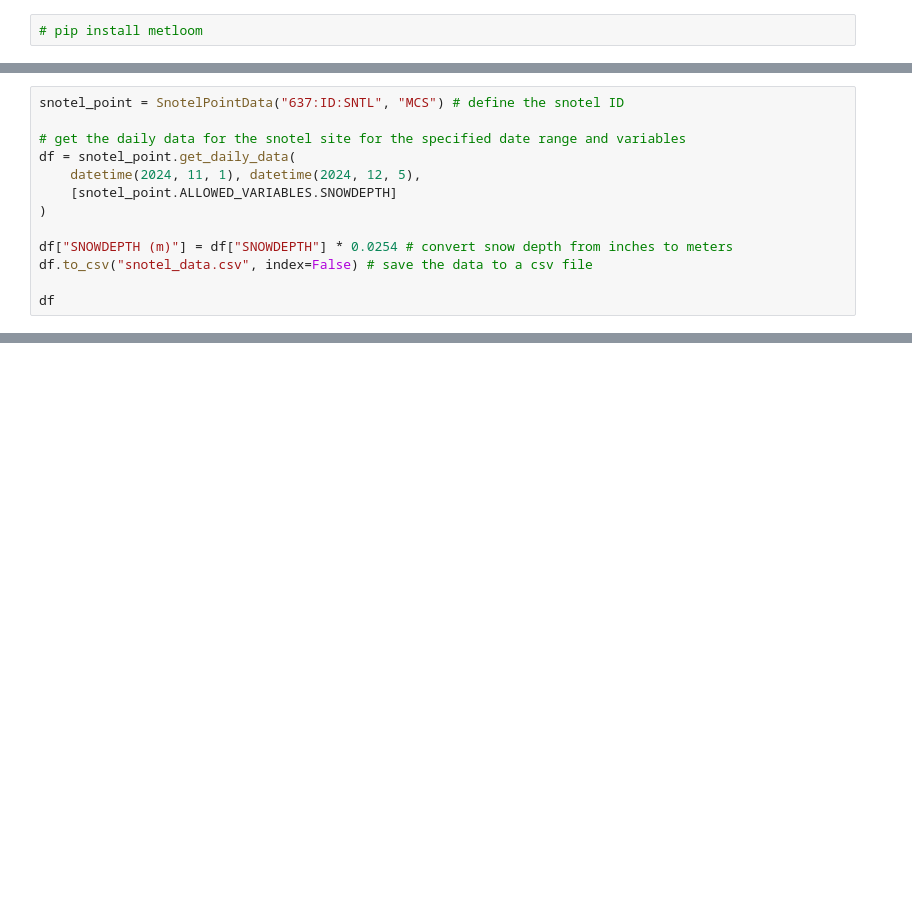
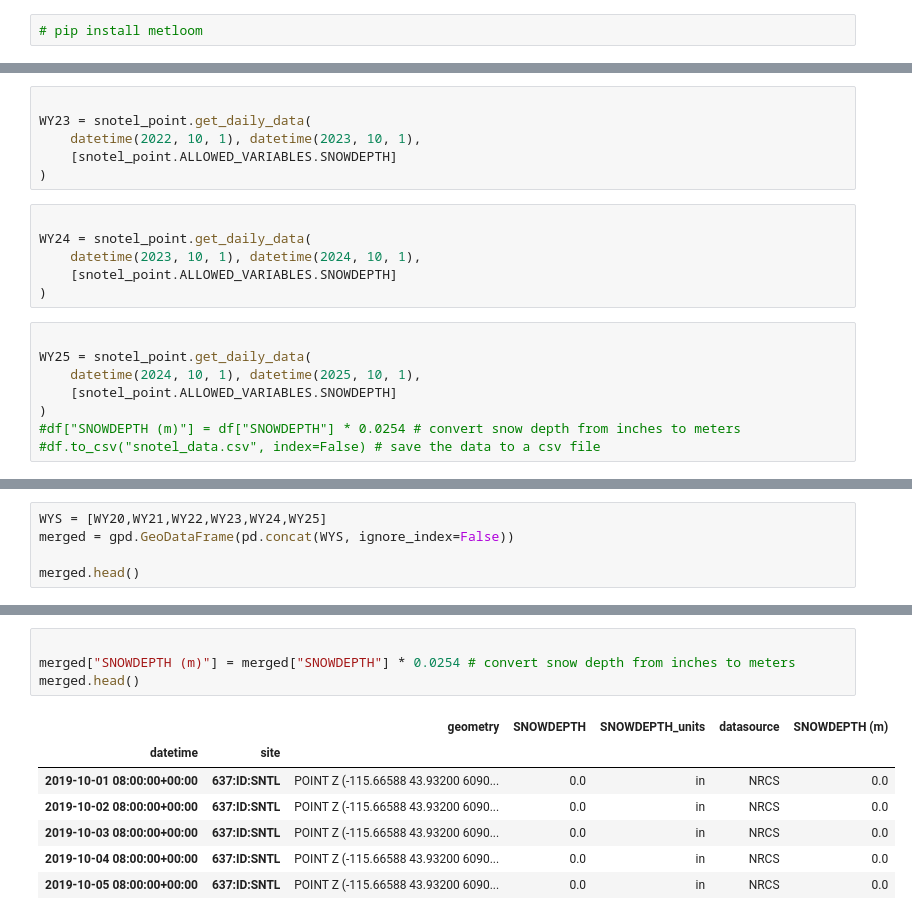
Before and after one commit to naniciafone/crrel, a Jupyter notebook: snotel_data_plot.ipynb, the cells around one changed output, grey strips where cells are left out. Drawn from its saved outputs; the diff is of its cells as text; blank space fills up the shorter version.

```diff
--- a/snotel_data_plot.ipynb
+++ b/snotel_data_plot.ipynb
@@ -10,13 +50,20 @@ from datetime import datetime
+# %%
+
+WY23 = snotel_point.get_daily_data(
+    datetime(2022, 10, 1), datetime(2023, 10, 1),
+    [snotel_point.ALLOWED_VARIABLES.SNOWDEPTH]
+)
+# %%
+
+WY24 = snotel_point.get_daily_data(
+    datetime(2023, 10, 1), datetime(2024, 10, 1),
+    [snotel_point.ALLOWED_VARIABLES.SNOWDEPTH]
+)
 # %%
-snotel_point = SnotelPointData("637:ID:SNTL", "MCS") # define the snotel ID
 
-# get the daily data for the snotel site for the specified date range and variables
-df = snotel_point.get_daily_data(
-    datetime(2024, 11, 1), datetime(2024, 12, 5),
+WY25 = snotel_point.get_daily_data(
+    datetime(2024, 10, 1), datetime(2025, 10, 1),
     [snotel_point.ALLOWED_VARIABLES.SNOWDEPTH]
 )
-
-df["SNOWDEPTH (m)"] = df["SNOWDEPTH"] * 0.0254 # convert snow depth from inches to meters
-df.to_csv("snotel_data.csv", index=False) # save the data to a csv file
-
-df
+#df["SNOWDEPTH (m)"] = df["SNOWDEPTH"] * 0.0254 # convert snow depth from inches to meters
+#df.to_csv("snotel_data.csv", index=False) # save the data to a csv file
@@ -56,0 +72,5 @@ memory usage: 3.0+ KB
+# %%
+WYS = [WY20,WY21,WY22,WY23,WY24,WY25]
+merged = gpd.GeoDataFrame(pd.concat(WYS, ignore_index=False))
+
+merged.head()
@@ -56,0 +85,12 @@ memory usage: 3.0+ KB
+# %%
+
+merged["SNOWDEPTH (m)"] = merged["SNOWDEPTH"] * 0.0254 # convert snow depth from inches to meters
+merged.head()
+# %% [output]
+|  |  | geometry | SNOWDEPTH | SNOWDEPTH_units | datasource | SNOWDEPTH (m) |
+| datetime | site |  |  |  |  |  |
+| 2019-10-01 08:00:00+00:00 | 637:ID:SNTL | POINT Z (-115.66588 43.93200 6090... | 0.0 | in | NRCS | 0.0 |
+| 2019-10-02 08:00:00+00:00 | 637:ID:SNTL | POINT Z (-115.66588 43.93200 6090... | 0.0 | in | NRCS | 0.0 |
+| 2019-10-03 08:00:00+00:00 | 637:ID:SNTL | POINT Z (-115.66588 43.93200 6090... | 0.0 | in | NRCS | 0.0 |
+| 2019-10-04 08:00:00+00:00 | 637:ID:SNTL | POINT Z (-115.66588 43.93200 6090... | 0.0 | in | NRCS | 0.0 |
+| 2019-10-05 08:00:00+00:00 | 637:ID:SNTL | POINT Z (-115.66588 43.93200 6090... | 0.0 | in | NRCS | 0.0 |
```
Also changed, not shown: parts of 16 cells of this notebook, 2 other files.
